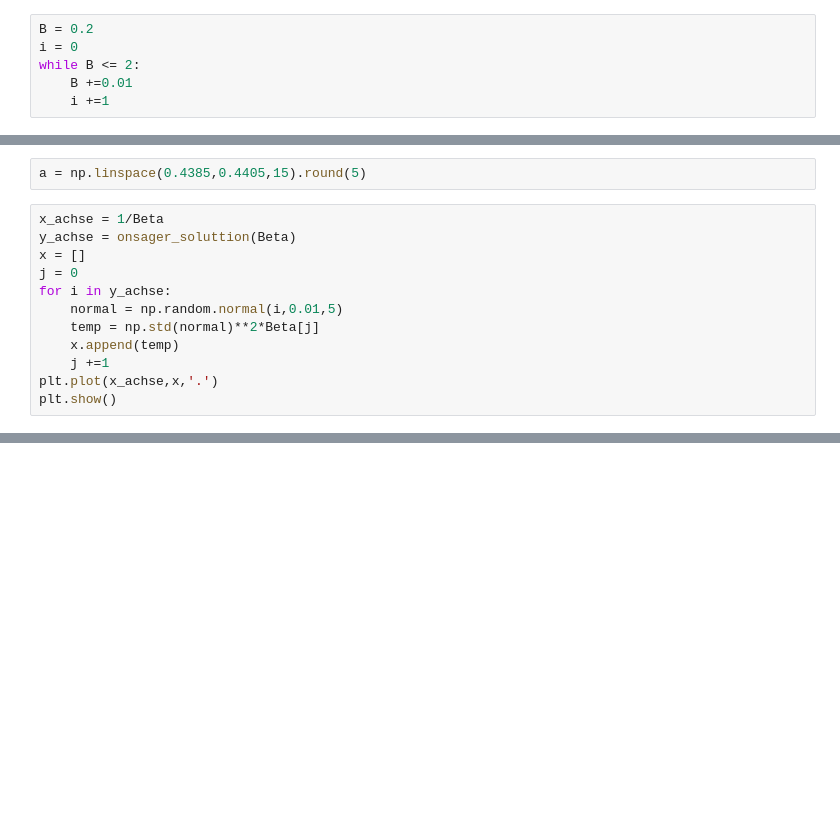
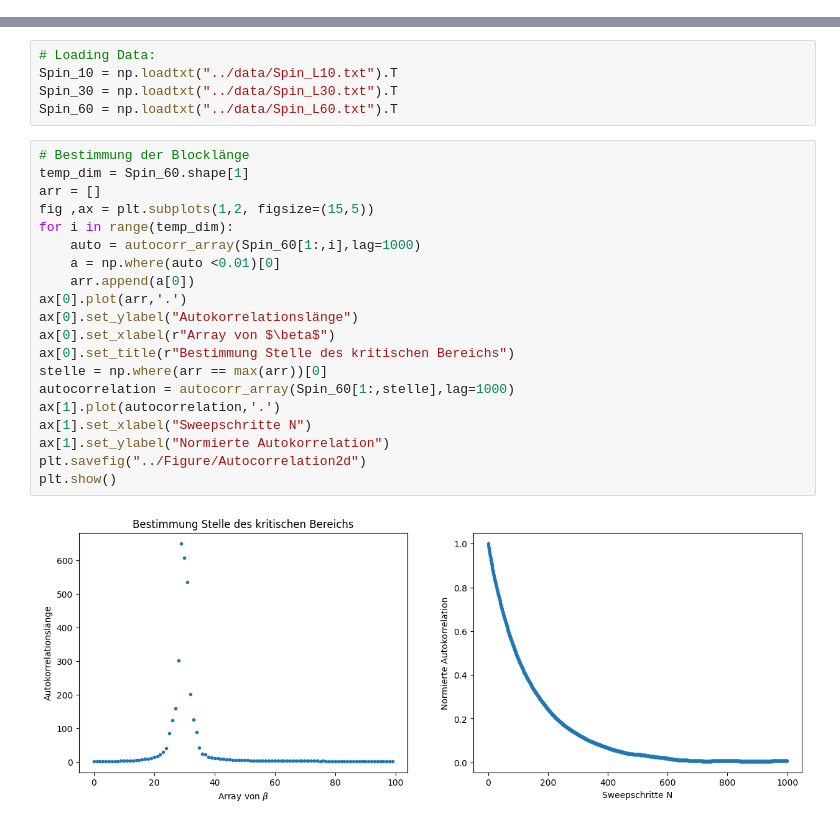
Before and after one commit to jenishadhikari221/Bachelorarbeit, a Jupyter notebook: main/analysis.ipynb, the cells around one changed output, grey strips where cells are left out. Drawn from its saved outputs; the diff is of its cells as text; blank space fills up the shorter version.

```diff
--- a/main/analysis.ipynb
+++ b/main/analysis.ipynb
@@ -563,6 +0,0 @@ len(spin_simulation_1[1:,1])
-# %%
-B = 0.2
-i = 0
-while B <= 2:
-    B +=0.01
-    i +=1
@@ -577,14 +0,0 @@ while B <= 2:
-# %%
-a = np.linspace(0.4385,0.4405,15).round(5)
-# %%
-x_achse = 1/Beta
-y_achse = onsager_soluttion(Beta)
-x = []
-j = 0
-for i in y_achse:
-    normal = np.random.normal(i,0.01,5)
-    temp = np.std(normal)**2*Beta[j]
-    x.append(temp)
-    j +=1
-plt.plot(x_achse,x,'.')
-plt.show()
@@ -635,0 +49,27 @@ plt.show()
+# %%
+# Loading Data:
+Spin_10 = np.loadtxt("../data/Spin_L10.txt").T
+Spin_30 = np.loadtxt("../data/Spin_L30.txt").T
+Spin_60 = np.loadtxt("../data/Spin_L60.txt").T
+# %%
+# Bestimmung der Blocklänge
+temp_dim = Spin_60.shape[1]
+arr = []
+fig ,ax = plt.subplots(1,2, figsize=(15,5))
+for i in range(temp_dim):
+    auto = autocorr_array(Spin_60[1:,i],lag=1000)
+    a = np.where(auto <0.01)[0]
+    arr.append(a[0])
+ax[0].plot(arr,'.')
+ax[0].set_ylabel("Autokorrelationslänge")
+ax[0].set_xlabel(r"Array von $\beta$")
+ax[0].set_title(r"Bestimmung Stelle des kritischen Bereichs")
+stelle = np.where(arr == max(arr))[0]
+autocorrelation = autocorr_array(Spin_60[1:,stelle],lag=1000)
+ax[1].plot(autocorrelation,'.')
+ax[1].set_xlabel("Sweepschritte N")
+ax[1].set_ylabel("Normierte Autokorrelation")
+plt.savefig("../Figure/Autocorrelation2d")
+plt.show()
+# %% [output]
+[figure, added]
```
Also changed, not shown: parts of 109 cells of this notebook, 50 other files.
